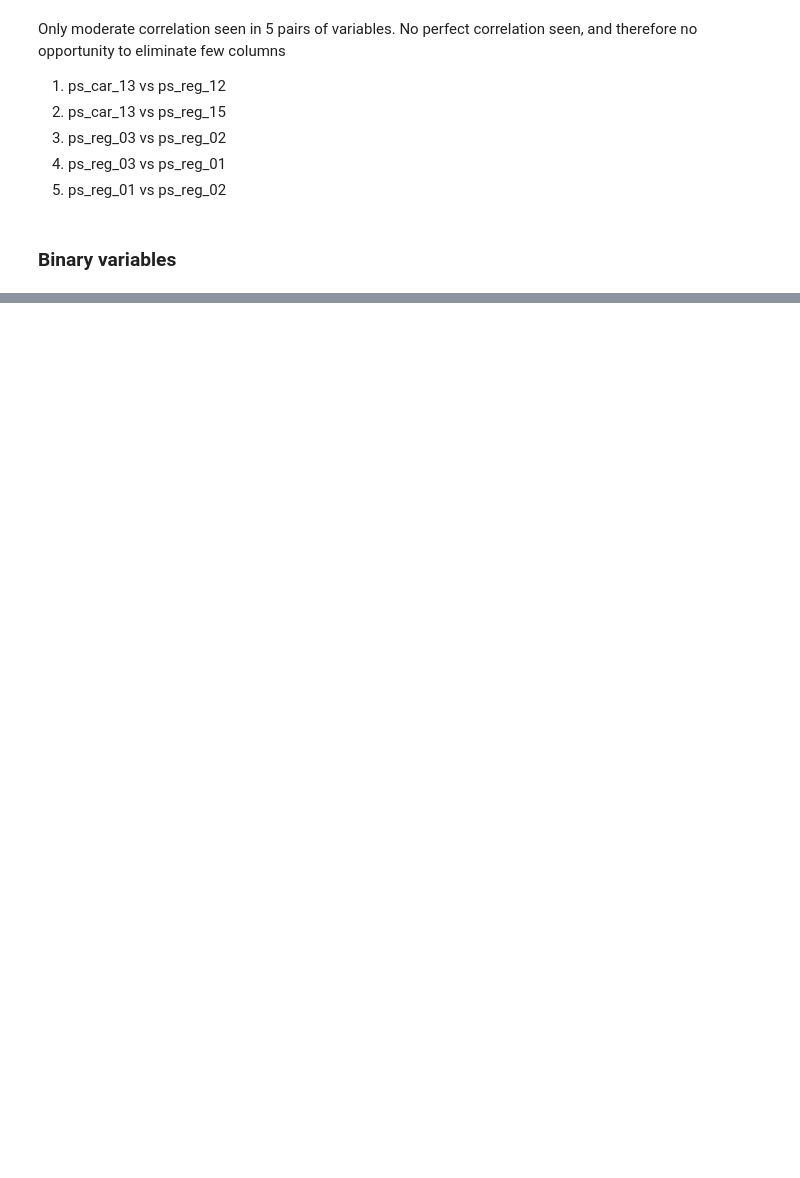
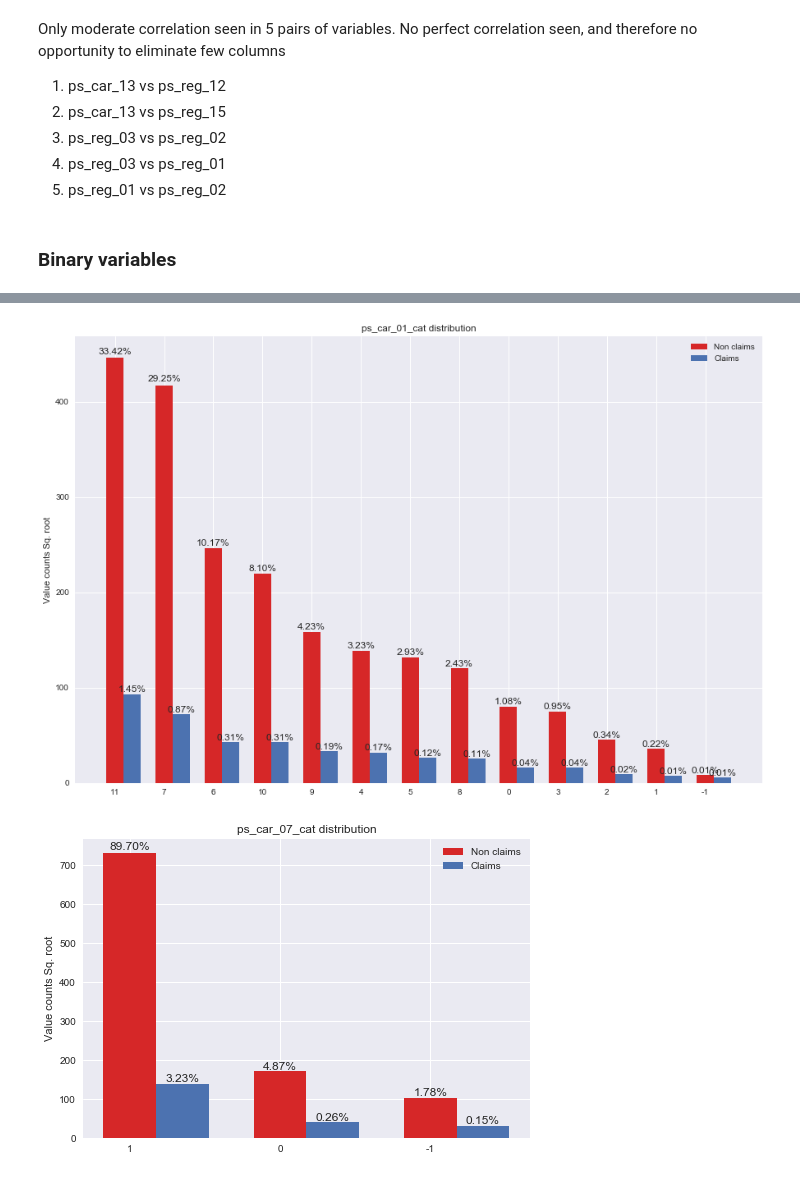
Before and after one commit to sagarkrv/Applied-Machine-Learning, a Jupyter notebook: W207_final_project.ipynb, the cells around one changed output, grey strips where cells are left out. Saved outputs shown, nothing was run; the diff lists cells and outputs as text; code cells hidden in the pictures; blank space fills up the shorter version.

```diff
--- a/W207_final_project.ipynb
+++ b/W207_final_project.ipynb
@@ -247,0 +525,7 @@ heatplot(bin_predictors)
+# %%
+# Create bar charts
+l = ['ps_car_01_cat', 'ps_car_07_cat', 'ps_car_09_cat']
+barcharts(l)
+# %% [output]
+[figure, added]
+[figure, added]
```
Also changed, not shown: parts of 36 cells of this notebook.
